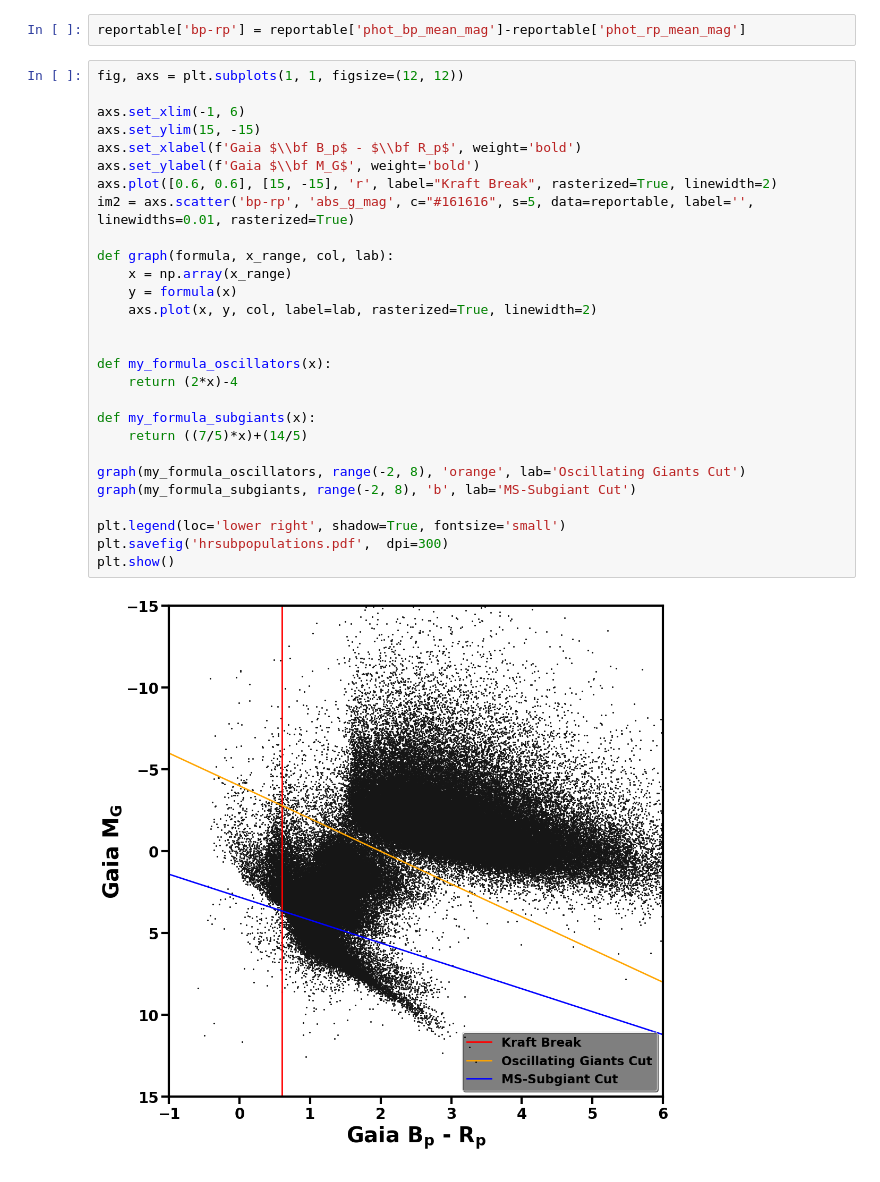
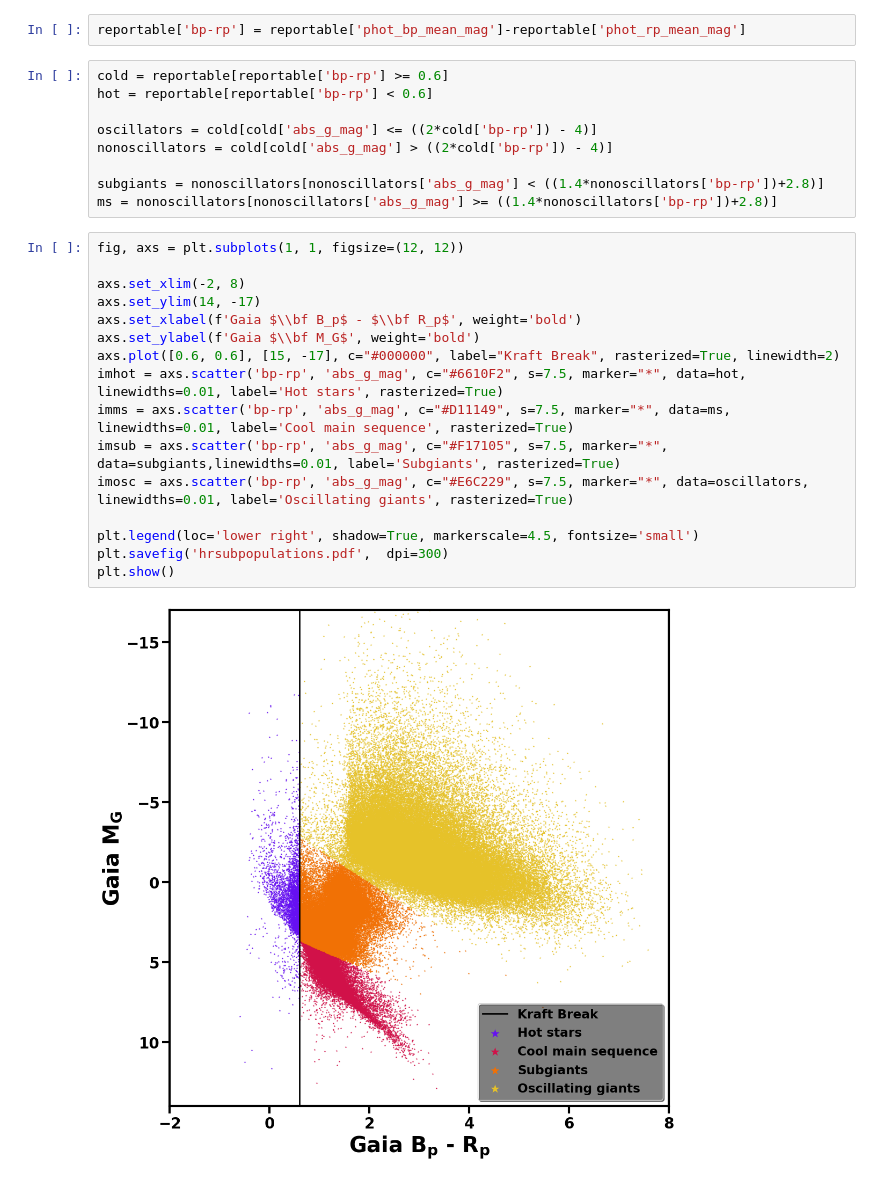
Before and after one commit to m-schochet/asas-sn-cnn, a Jupyter notebook: plots/hrsubpops.ipynb, the cells around one changed output. Saved outputs shown, nothing was run; the diff lists cells and outputs as text.

Commit message:
slight changes to scatter plots and hr subpopulation figures

```diff
--- a/plots/hrsubpops.ipynb
+++ b/plots/hrsubpops.ipynb
@@ -19,33 +20,30 @@ set_rcparams()
 reportable = pd.read_csv('(#path to#)reportable.csv', index_col='Unnamed: 0')
 # %%
 reportable['bp-rp'] = reportable['phot_bp_mean_mag']-reportable['phot_rp_mean_mag']
+# %%
+cold = reportable[reportable['bp-rp'] >= 0.6]
+hot = reportable[reportable['bp-rp'] < 0.6]
+
+oscillators = cold[cold['abs_g_mag'] <= ((2*cold['bp-rp']) - 4)]
+nonoscillators = cold[cold['abs_g_mag'] > ((2*cold['bp-rp']) - 4)]
+
+subgiants = nonoscillators[nonoscillators['abs_g_mag'] < ((1.4*nonoscillators['bp-rp'])+2.8)]
+ms = nonoscillators[nonoscillators['abs_g_mag'] >= ((1.4*nonoscillators['bp-rp'])+2.8)]
 # %%
 fig, axs = plt.subplots(1, 1, figsize=(12, 12))
 
-axs.set_xlim(-1, 6)
-axs.set_ylim(15, -15)
+axs.set_xlim(-2, 8)
+axs.set_ylim(14, -17)
 axs.set_xlabel(f'Gaia $\\bf B_p$ - $\\bf R_p$', weight='bold')
 axs.set_ylabel(f'Gaia $\\bf M_G$', weight='bold')
-axs.plot([0.6, 0.6], [15, -15], 'r', label="Kraft Break", rasterized=True, linewidth=2)
-im2 = axs.scatter('bp-rp', 'abs_g_mag', c="#161616", s=5, data=reportable, label='', linewidths=0.01, rasterized=True)
+axs.plot([0.6, 0.6], [15, -17], c="#000000", label="Kraft Break", rasterized=True, linewidth=2)
+imhot = axs.scatter('bp-rp', 'abs_g_mag', c="#6610F2", s=7.5, marker="*", data=hot, linewidths=0.01, label='Hot stars', rasterized=True)
+imms = axs.scatter('bp-rp', 'abs_g_mag', c="#D11149", s=7.5, marker="*", data=ms, linewidths=0.01, label='Cool main sequence', rasterized=True)
+imsub = axs.scatter('bp-rp', 'abs_g_mag', c="#F17105", s=7.5, marker="*", data=subgiants,linewidths=0.01, label='Subgiants', rasterized=True)
+imosc = axs.scatter('bp-rp', 'abs_g_mag', c="#E6C229", s=7.5, marker="*", data=oscillators, linewidths=0.01, label='Oscillating giants', rasterized=True)
 
-def graph(formula, x_range, col, lab):
-    x = np.array(x_range)
-    y = formula(x)
-    axs.plot(x, y, col, label=lab, rasterized=True, linewidth=2)
-
-
-def my_formula_oscillators(x):
-    return (2*x)-4
-
-def my_formula_subgiants(x):
-    return ((7/5)*x)+(14/5)
-
-graph(my_formula_oscillators, range(-2, 8), 'orange', lab='Oscillating Giants Cut')
-graph(my_formula_subgiants, range(-2, 8), 'b', lab='MS-Subgiant Cut')
-
-plt.legend(loc='lower right', shadow=True, fontsize='small')
+plt.legend(loc='lower right', shadow=True, markerscale=4.5, fontsize='small')
 plt.savefig('hrsubpopulations.pdf',  dpi=300)
 plt.show()
 # %% [output]
-[figure, old version]
+[figure, new version]
```
Also changed, not shown: parts of 1 cell of this notebook, 1 other file.
